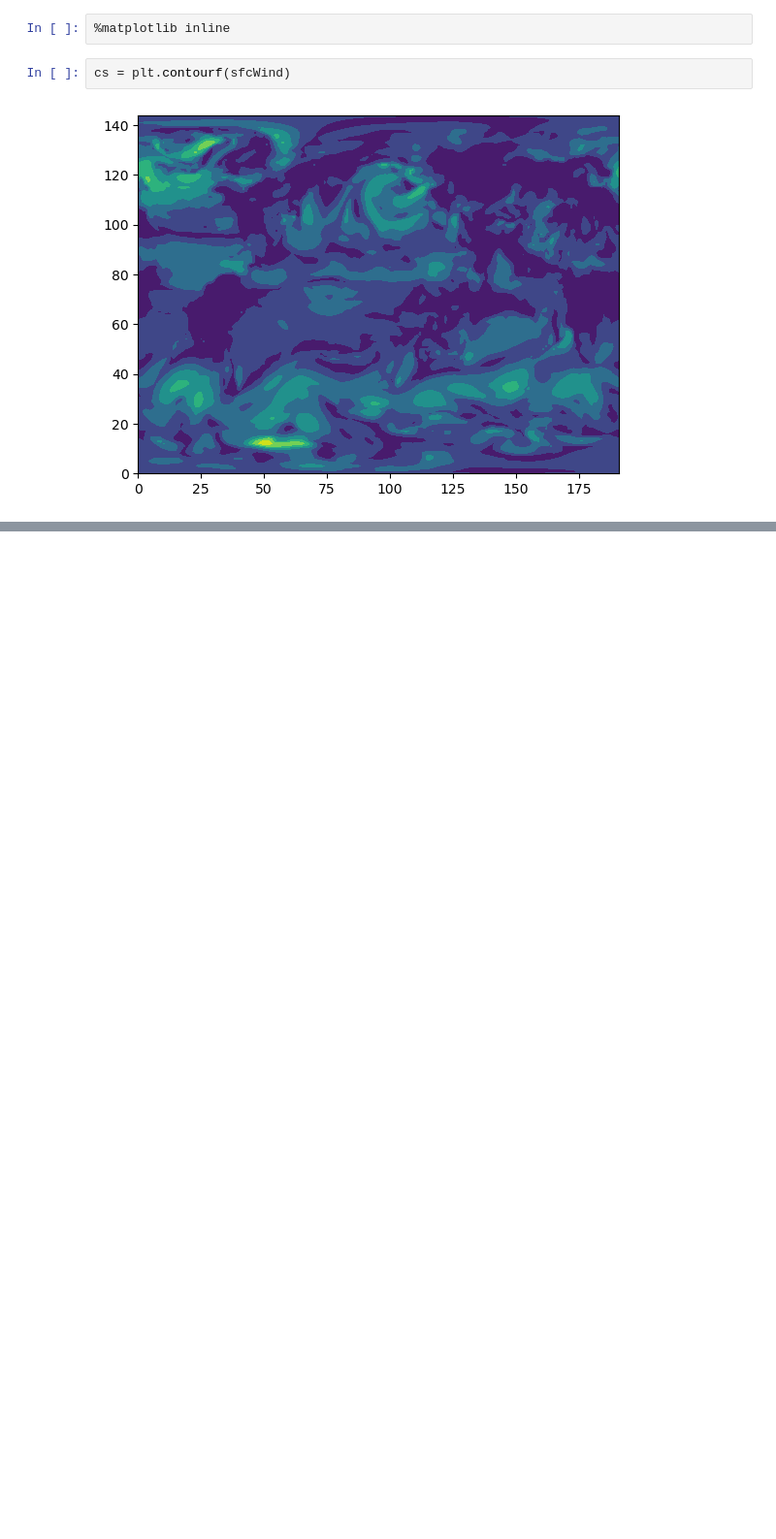
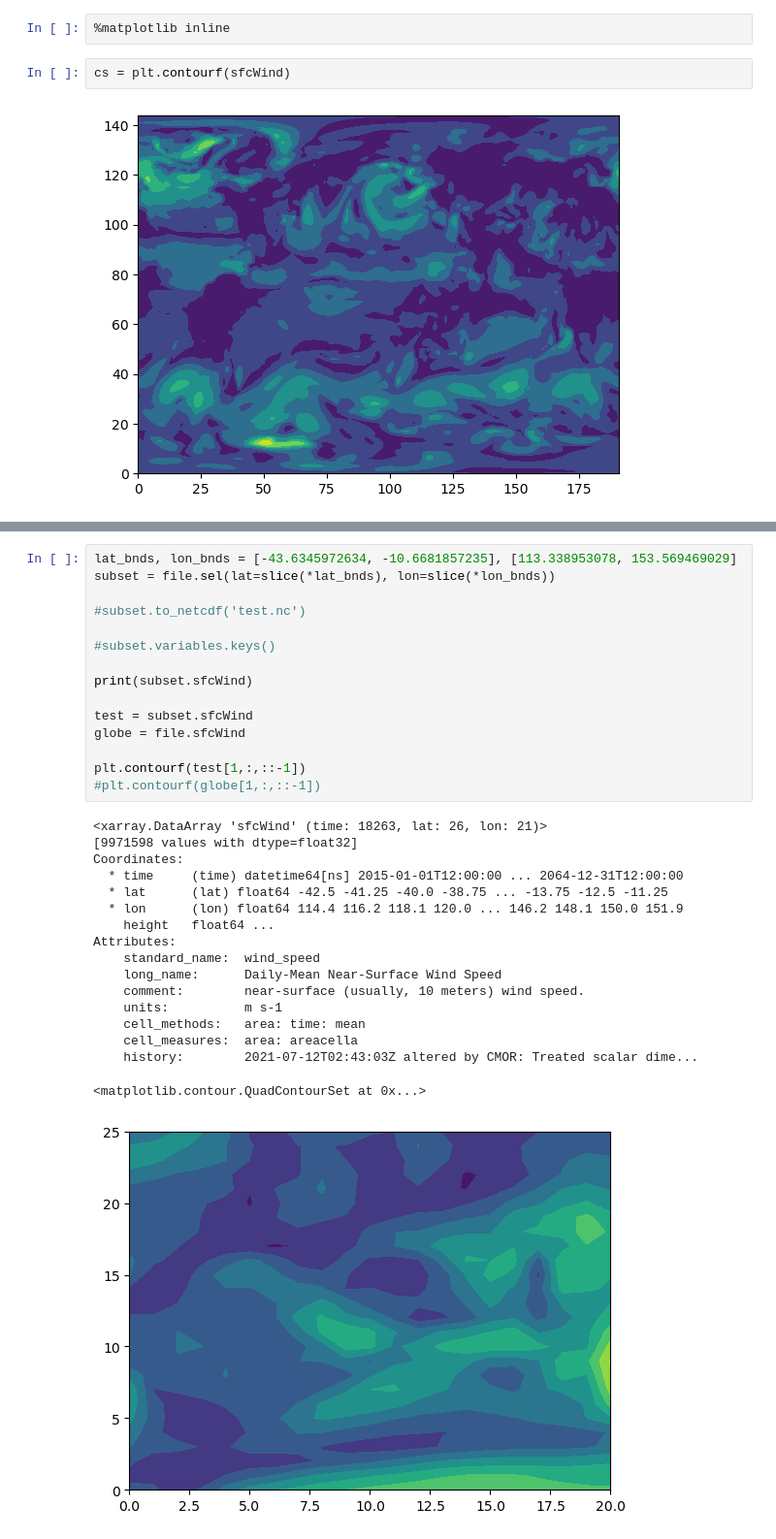
Before and after one commit to CallumLeach-Shell/Weather_api, a Jupyter notebook: process.ipynb, the cells around one changed output, grey strips where cells are left out. Shown at 97% size. Drawn from its saved outputs; the diff is of its cells as text; blank space fills up the shorter version.

```diff
--- a/process.ipynb
+++ b/process.ipynb
@@ -126,0 +120,33 @@ FileNotFoundError: [Errno 2] No such file or directory: b'./Processed/sfcWind_da
+# %%
+lat_bnds, lon_bnds = [-43.6345972634, -10.6681857235], [113.338953078, 153.569469029]
+subset = file.sel(lat=slice(*lat_bnds), lon=slice(*lon_bnds))
+
+#subset.to_netcdf('test.nc')
+
+#subset.variables.keys()
+
+print(subset.sfcWind)
+
+test = subset.sfcWind
+globe = file.sfcWind
+
+plt.contourf(test[1,:,::-1])
+#plt.contourf(globe[1,:,::-1])
+# %% [output]
+<xarray.DataArray 'sfcWind' (time: 18263, lat: 26, lon: 21)>
+[9971598 values with dtype=float32]
+Coordinates:
+  * time     (time) datetime64[ns] 2015-01-01T12:00:00 ... 2064-12-31T12:00:00
+  * lat      (lat) float64 -42.5 -41.25 -40.0 -38.75 ... -13.75 -12.5 -11.25
+  * lon      (lon) float64 114.4 116.2 118.1 120.0 ... 146.2 148.1 150.0 151.9
+    height   float64 ...
+Attributes:
+    standard_name:  wind_speed
+    long_name:      Daily-Mean Near-Surface Wind Speed
+    comment:        near-surface (usually, 10 meters) wind speed.
+    units:          m s-1
+    cell_methods:   area: time: mean
+    cell_measures:  area: areacella
+    history:        2021-07-12T02:43:03Z altered by CMOR: Treated scalar dime...
+<matplotlib.contour.QuadContourSet at 0x...>
+[figure, added]
```
Also changed, not shown: parts of 5 cells of this notebook, 1 other file.
